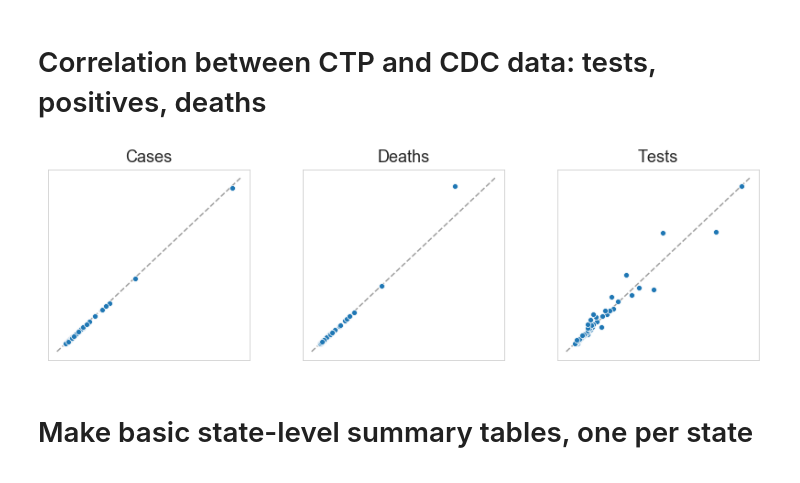
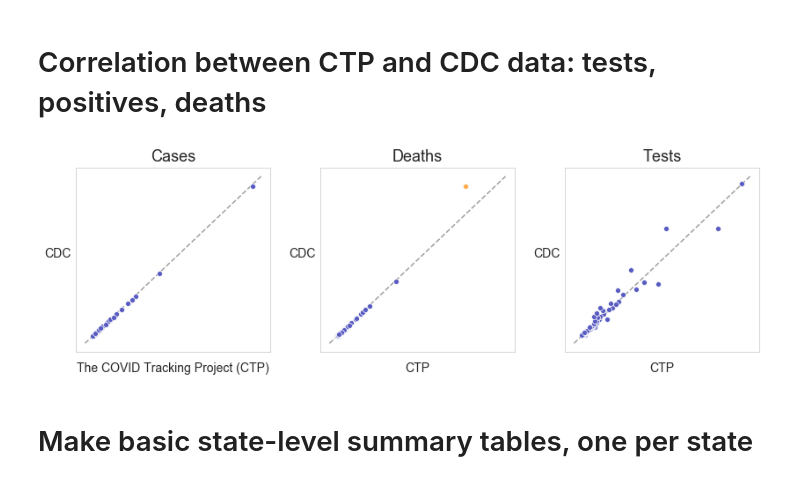
Before and after one commit to COVID19Tracking/cdc-comparison, a Jupyter notebook: CDC vs CTP comparison.ipynb, the cells around one changed output. Saved outputs shown, nothing was run; the diff lists cells and outputs as text; code cells hidden in the pictures.

```diff
--- a/CDC vs CTP comparison.ipynb
+++ b/CDC vs CTP comparison.ipynb
@@ -153,15 +166,24 @@ sns.set_style("whitegrid")
 
 plt.figure(figsize=(18,7))
 
+def get_color(row):
+    if row.test_count_diff > 0:
+        return '#ffad4a'  # orange
+    else:
+        return '#585bc1'  # purple
+
 data = full_merged_df.loc[full_merged_df.abs_test_count_percent_diff > 0.05]
-ax = sns.barplot(x=data.index, y='test_count_diff', data=data, color='#585bc1')
+palette = list(data.apply(get_color, axis=1))
+
+ax = sns.barplot(x=data.index, y='test_count_diff', data=data, palette=palette)
 sns.despine(ax=ax, left=True)
 ax.set_xticklabels(rotation=90, labels=data.jurisdiction, fontsize=14)
+ax.set_yticklabels(ax.get_yticks(), size=14)
 ax.set_ylabel('')
 ax.set_xlabel('')
 # ax.set_title('States for which CDC and CTP testing counts differ by more than 5%', fontsize=20, pad=10)
 ax.yaxis.set_major_locator(ticker.MultipleLocator(100000))
 ax.yaxis.set_major_formatter(ticker.FuncFormatter(lambda x, p: format(int(x), ',')))
 
-plt.savefig("test_count_differences_over_5_percent.png", dpi=400, bbox_inches = "tight")
+plt.savefig("test_count_differences_over_5_percent.png", dpi=100, bbox_inches = "tight")
 # %% [output]
@@ -230,7 +252,6 @@ full_merged_df.sort_values('abs_test_count_percent_diff', ascending=False).head(
 # plot all 3 together
 
 fig, axes = plt.subplots(nrows=1, ncols=3, figsize=(12,4))
-# plt.figure(figsize=(18,7))
 fig.tight_layout(pad=3.0)
 
 def plot_gray_yx(ax):
@@ -242,51 +263,48 @@ def plot_gray_yx(ax):
     ax.plot(lims, lims, 'k-', alpha=0.75, zorder=0, linestyle='--', color='gray')
 
     # remove gridlines!
     ax.grid(False)
 
 # Case counts
 
 ax=axes[0]
-sns.scatterplot(x='ctp_total_cases', y='cdc_total_cases', data=full_merged_df, ax=ax)
-# ax.set_ylabel('CDC', fontsize=14)
-# ax.set_xlabel('CTP', fontsize=14)
-ax.set_ylabel('')
-ax.set_xlabel('')
+sns.scatterplot(x='ctp_total_cases', y='cdc_total_cases', data=full_merged_df, ax=ax, color='#585bc1')
+ax.set_ylabel('CDC', fontsize=14, rotation=0, labelpad=14)
+ax.set_xlabel('The COVID Tracking Project (CTP)', fontsize=14)
 ax.set_xticklabels('')
 ax.set_yticklabels('')
 ax.set_title('Cases', fontsize=18, pad=8)
 plot_gray_yx(ax)
 
 # Death counts
 
 ax = axes[1]
-sns.scatterplot(x='ctp_total_death', y='cdc_total_death', data=full_merged_df, ax=ax)
-# ax.set_ylabel('CDC', fontsize=14)
-# ax.set_xlabel('CTP', fontsize=14)
+sns.scatterplot(x='ctp_total_death', y='cdc_total_death', data=full_merged_df, ax=ax, color='#585bc1')
+# do a 2nd scatter plot on top, make the NY deaths dot in orange
+sns.scatterplot(x='ctp_total_death', y='cdc_total_death',
+                data=full_merged_df.loc[full_merged_df.index == 'NY'], ax=ax, color="#ffad4a")
 ax.set_xticklabels('')
 ax.set_yticklabels('')
-ax.set_ylabel('')
-ax.set_xlabel('')
+ax.set_ylabel('CDC', fontsize=14, rotation=0, labelpad=14)
+ax.set_xlabel('CTP', fontsize=14)
 ax.set_title('Deaths', fontsize=18, pad=8)
 plot_gray_yx(ax)
 
 # Testing counts
 
 ax = axes[2]
-sns.scatterplot(x='ctp_total_tests_for_analysis', y='cdc_total_tests', data=full_merged_df, ax=ax)
-# ax.set_ylabel('CDC', fontsize=14)
-# ax.set_xlabel('CTP', fontsize=14)
+sns.scatterplot(x='ctp_total_tests_for_analysis', y='cdc_total_tests', data=full_merged_df, ax=ax,
+                color='#585bc1')
 ax.set_xticklabels('')
 ax.set_yticklabels('')
-ax.set_ylabel('')
-ax.set_xlabel('')
+ax.set_ylabel('CDC', fontsize=14, rotation=0, labelpad=14)
+ax.set_xlabel('CTP', fontsize=14)
 ax.set_title('Tests', fontsize=18, pad=8)
 plot_gray_yx(ax)
 
-# plt.savefig("cases_deaths_testing_scatterplots.svg")
-plt.savefig("cases_deaths_testing_scatterplots.png", dpi=400, bbox_inches = "tight")
+plt.savefig("cases_deaths_testing_scatterplots.png", dpi=200, bbox_inches = "tight")
 # %% [output]
-[figure, old version]
+[figure, new version]
 # %% [markdown]
 # Make basic state-level summary tables, one per state
 # %%
```
Also changed, not shown: parts of 7 cells of this notebook, 7 other files.
